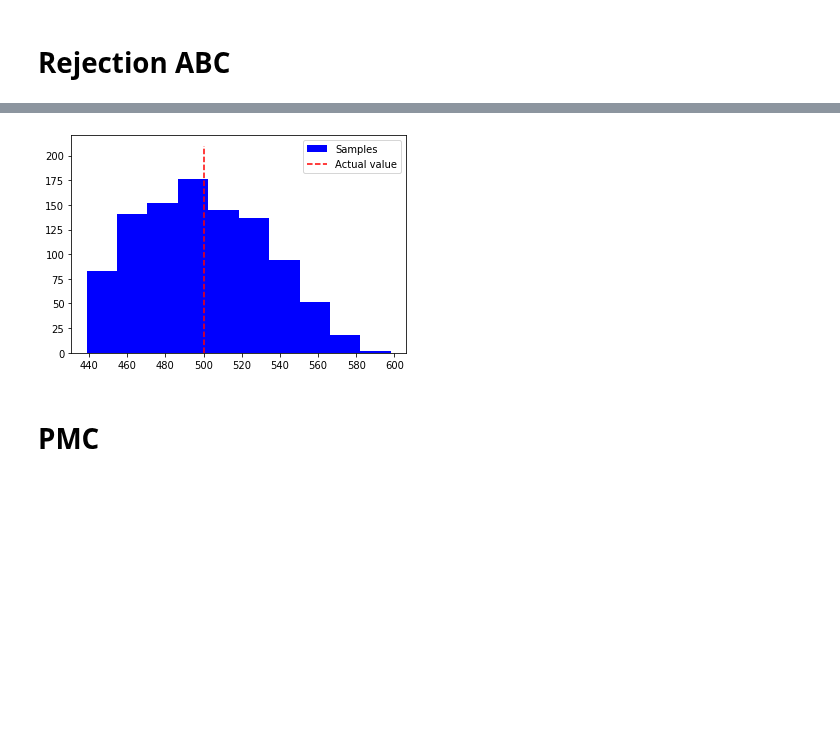
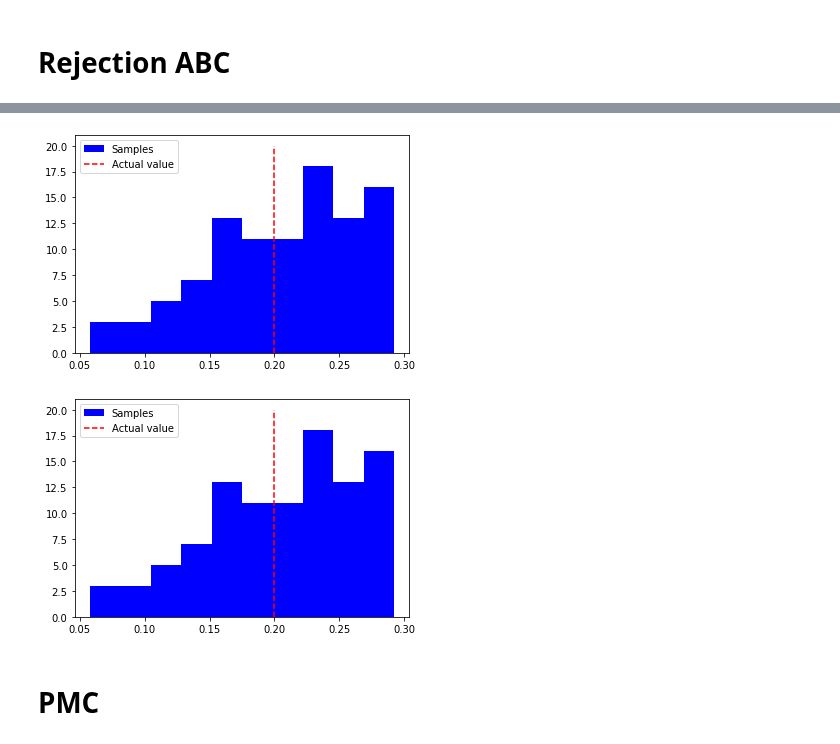
Before and after one commit to pints-team/pints, a Jupyter notebook: michaelis_menten.ipynb, the cells around one changed output, grey strips where cells are left out. Drawn from its saved outputs; the diff is of its cells as text; code cells hidden in the pictures; blank space fills up the shorter version.

```diff
--- a/michaelis_menten.ipynb
+++ b/michaelis_menten.ipynb
@@ -78,10 +75,17 @@ plt.show()
 # %%
 plt.hist(samples_flat[:,1], color="blue", label="Samples")
-plt.vlines(x=500, linestyles='dashed', ymin=0, ymax=210, label="Actual value", color="red")
+plt.vlines(x=0.2, linestyles='dashed', ymin=0, ymax=20, label="Actual value", color="red")
 plt.legend()
 plt.show()
 # %% [output]
-[figure, old version]
+[figure, new version]
+# %%
+plt.hist(samples_flat[:,1], color="blue", label="Samples")
+plt.vlines(x=0.2, linestyles='dashed', ymin=0, ymax=20, label="Actual value", color="red")
+plt.legend()
+plt.show()
+# %% [output]
+[figure, added]
 # %% [markdown]
 # PMC
 # %%
```
Also changed, not shown: parts of 4 cells of this notebook.
